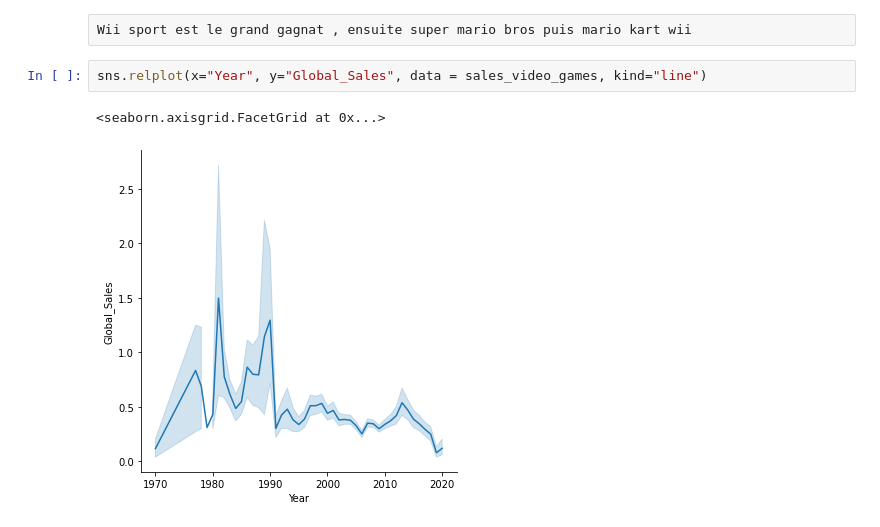
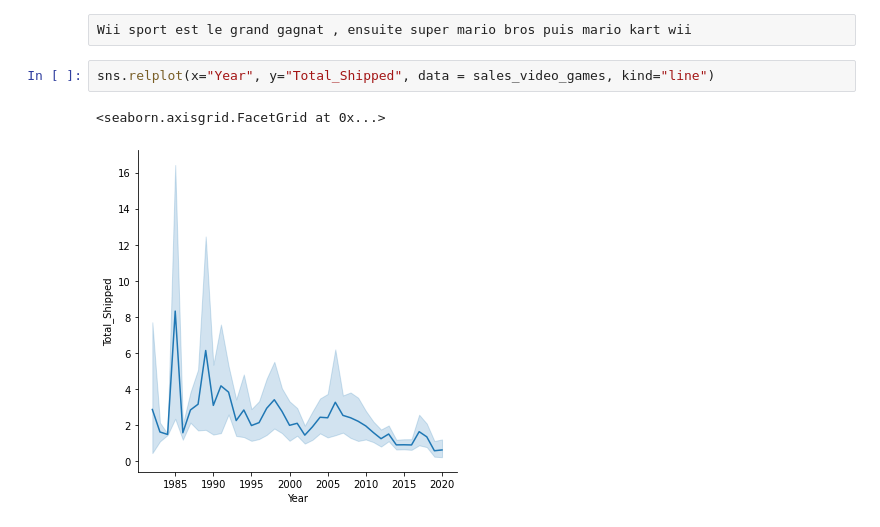
Before and after one commit to maximilienalgo/EEDSIPython, a Jupyter notebook: exercice facultatif 210121/évaluation facultative (3).ipynb, the cells around one changed output. Cells and saved outputs as stored; diff of their text form.

```diff
--- a/exercice facultatif 210121/évaluation facultative (3).ipynb
+++ b/exercice facultatif 210121/évaluation facultative (3).ipynb
@@ -88,7 +88,7 @@ sns.catplot(x="Name", y='Total_Shipped',kind="bar", data=top5, height=10)
 # %% [raw]
 Wii sport est le grand gagnat , ensuite super mario bros puis mario kart wii
 # %%
-sns.relplot(x="Year", y="Global_Sales", data = sales_video_games, kind="line")
+sns.relplot(x="Year", y="Total_Shipped", data = sales_video_games, kind="line")
 # %% [output]
 <seaborn.axisgrid.FacetGrid at 0x...>
-[figure, old version]
+[figure, new version]
```
Also changed, not shown: parts of 5 cells of this notebook.
